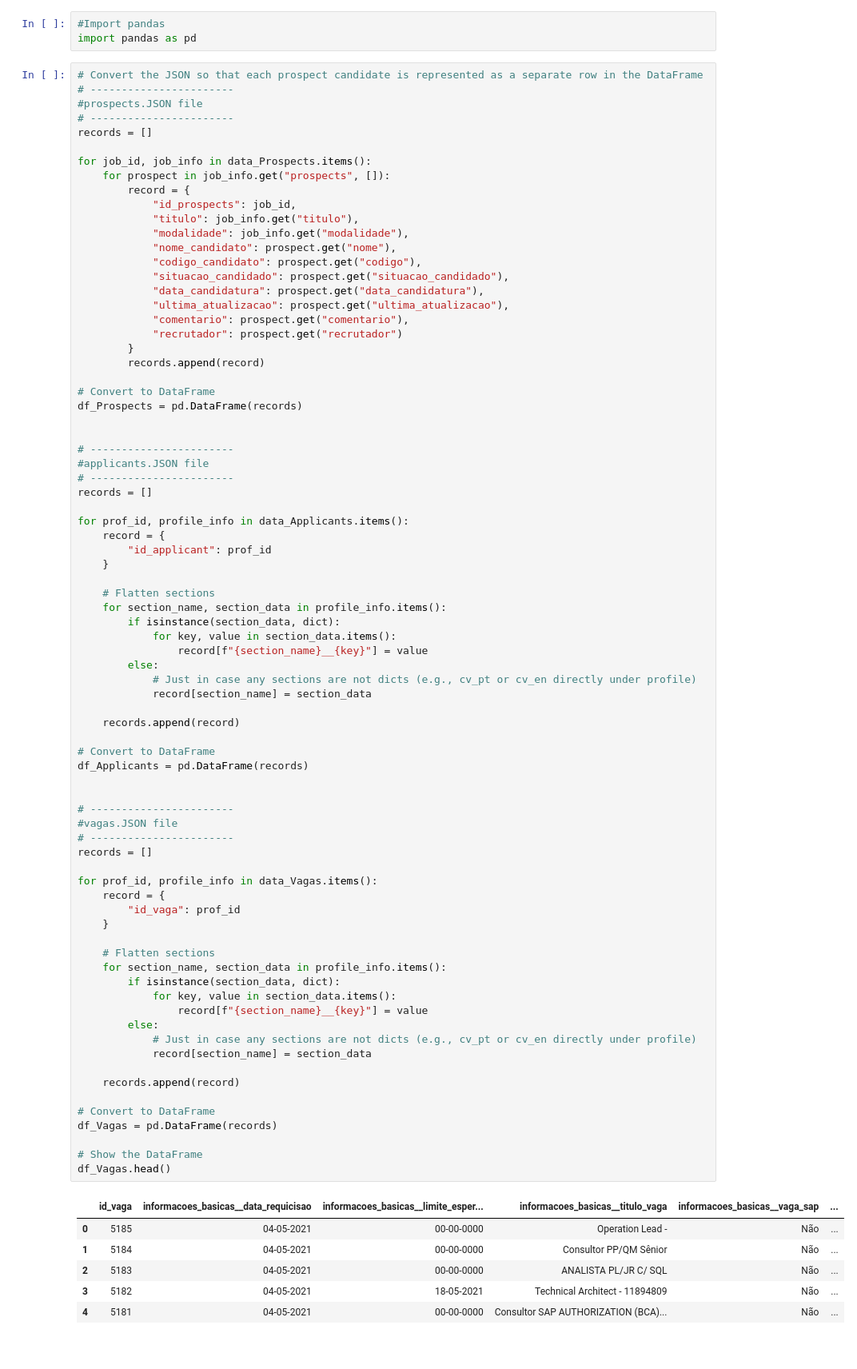
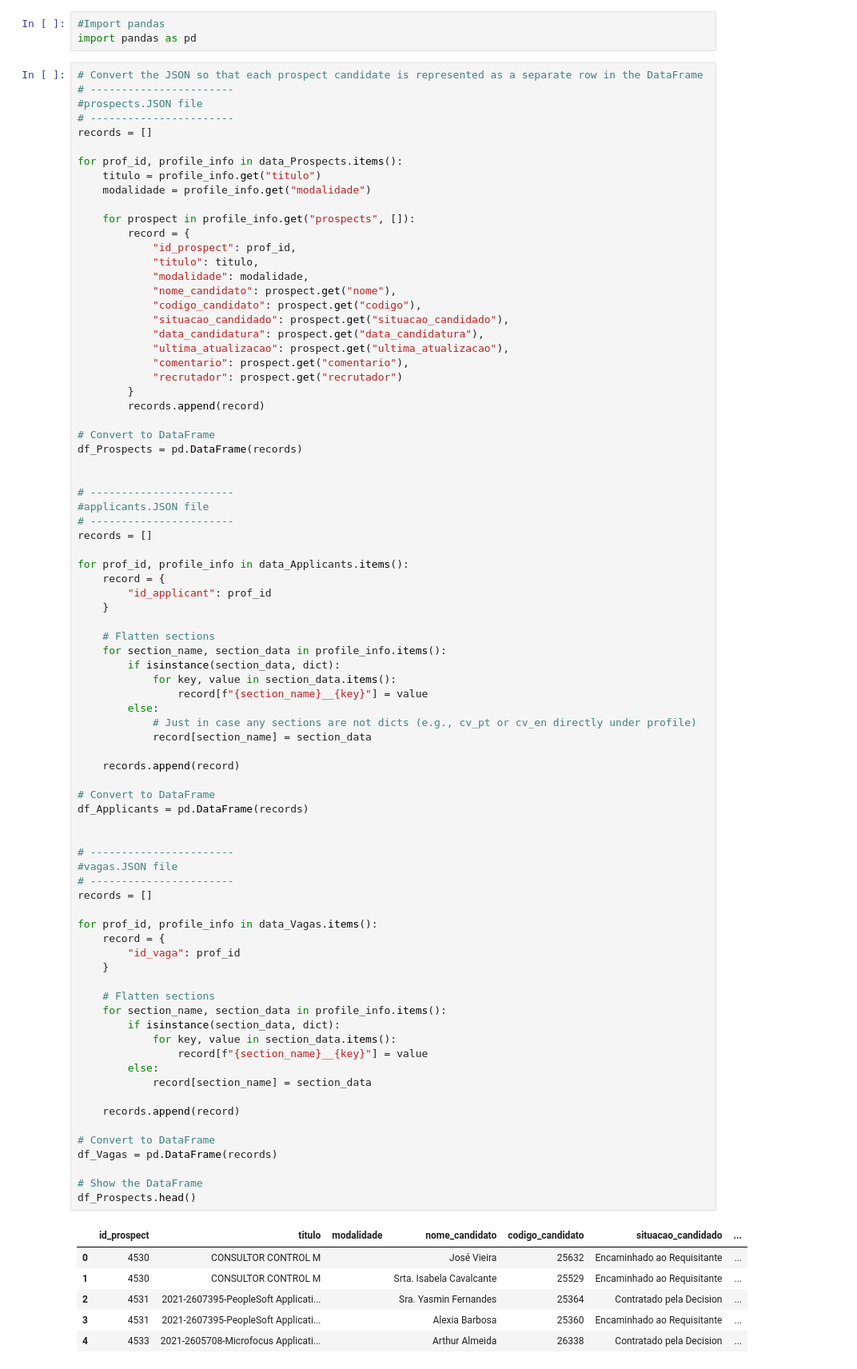
Before and after one commit to kaulirio/FIAP-Datathon, a Jupyter notebook: Tech_Challenge_Fase-5_Datathon.ipynb, the cells around one changed output. Shown: that part at 80% size. Drawn from its saved outputs; the diff is of its cells as text.

```diff
--- a/Tech_Challenge_Fase-5_Datathon.ipynb
+++ b/Tech_Challenge_Fase-5_Datathon.ipynb
@@ -88,12 +88,15 @@ import pandas as pd
 # -----------------------
 records = []
 
-for job_id, job_info in data_Prospects.items():
-    for prospect in job_info.get("prospects", []):
+for prof_id, profile_info in data_Prospects.items():
+    titulo = profile_info.get("titulo")
+    modalidade = profile_info.get("modalidade")
+
+    for prospect in profile_info.get("prospects", []):
         record = {
-            "id_prospects": job_id,
-            "titulo": job_info.get("titulo"),
-            "modalidade": job_info.get("modalidade"),
+            "id_prospect": prof_id,
+            "titulo": titulo,
+            "modalidade": modalidade,
             "nome_candidato": prospect.get("nome"),
             "codigo_candidato": prospect.get("codigo"),
             "situacao_candidado": prospect.get("situacao_candidado"),
@@ -131,38 +134,37 @@ for prof_id, profile_info in data_Applicants.items():
 
 # Convert to DataFrame
 df_Applicants = pd.DataFrame(records)
 
 
 # -----------------------
 #vagas.JSON file
 # -----------------------
 records = []
 
 for prof_id, profile_info in data_Vagas.items():
     record = {
         "id_vaga": prof_id
     }
 
     # Flatten sections
     for section_name, section_data in profile_info.items():
         if isinstance(section_data, dict):
             for key, value in section_data.items():
                 record[f"{section_name}__{key}"] = value
         else:
-            # Just in case any sections are not dicts (e.g., cv_pt or cv_en directly under profile)
             record[section_name] = section_data
 
     records.append(record)
 
 # Convert to DataFrame
 df_Vagas = pd.DataFrame(records)
 
 # Show the DataFrame
-df_Vagas.head()
+df_Prospects.head()
 # %% [output]
-|  | id_vaga | informacoes_basicas__data_requicisao | informacoes_basicas__limite_esper... | informacoes_basicas__titulo_vaga | informacoes_basicas__vaga_sap | ... |
-| 0 | 5185 | 04-05-2021 | 00-00-0000 | Operation Lead - | Não | ... |
-| 1 | 5184 | 04-05-2021 | 00-00-0000 | Consultor PP/QM Sênior | Não | ... |
-| 2 | 5183 | 04-05-2021 | 00-00-0000 | ANALISTA PL/JR C/ SQL | Não | ... |
-| 3 | 5182 | 04-05-2021 | 18-05-2021 | Technical Architect - 11894809 | Não | ... |
-| 4 | 5181 | 04-05-2021 | 00-00-0000 | Consultor SAP AUTHORIZATION (BCA)... | Não | ... |
+|  | id_prospect | titulo | modalidade | nome_candidato | codigo_candidato | situacao_candidado | ... |
+| 0 | 4530 | CONSULTOR CONTROL M |  | José Vieira | 25632 | Encaminhado ao Requisitante | ... |
+| 1 | 4530 | CONSULTOR CONTROL M |  | Srta. Isabela Cavalcante | 25529 | Encaminhado ao Requisitante | ... |
+| 2 | 4531 | 2021-2607395-PeopleSoft Applicati... |  | Sra. Yasmin Fernandes | 25364 | Contratado pela Decision | ... |
+| 3 | 4531 | 2021-2607395-PeopleSoft Applicati... |  | Alexia Barbosa | 25360 | Encaminhado ao Requisitante | ... |
+| 4 | 4533 | 2021-2605708-Microfocus Applicati... |  | Arthur Almeida | 26338 | Contratado pela Decision | ... |
```
Also changed, not shown: parts of 69 cells of this notebook.
